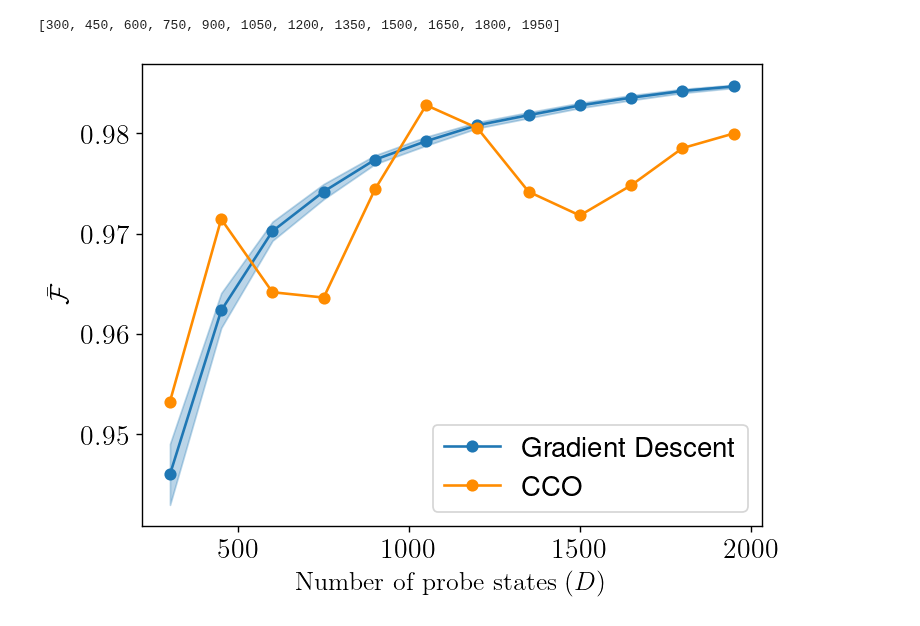
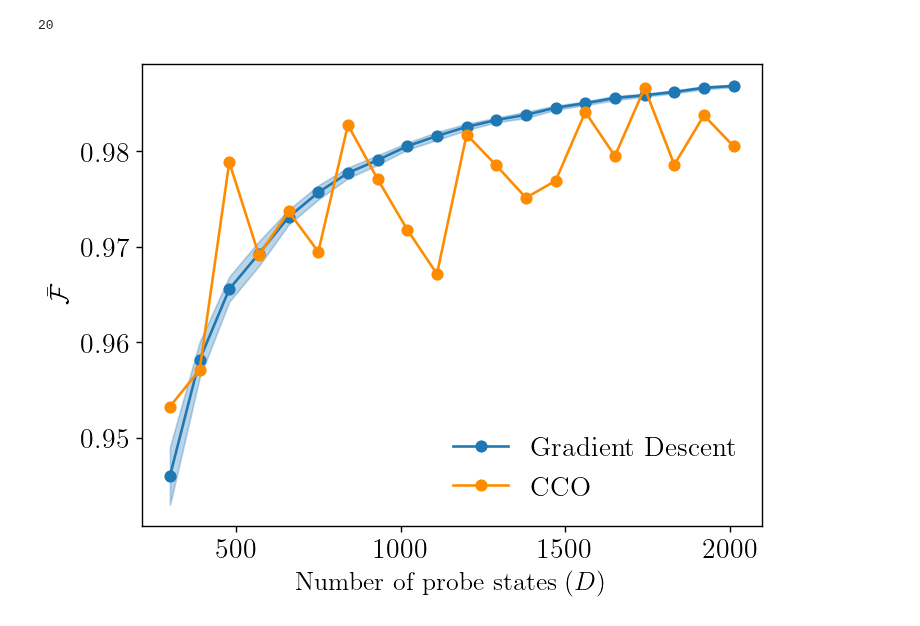
Before and after one commit to amanuelanteneh/gd-qdt, a Jupyter notebook: notebooks/limited_data.ipynb, the cells around one changed output. Drawn from its saved outputs; the diff is of its cells as text; code cells hidden in the pictures.

```diff
--- a/notebooks/limited_data.ipynb
+++ b/notebooks/limited_data.ipynb
@@ -28,18 +28,19 @@ th.manual_seed(seed);
 M = 200
 device = 'cpu'
 N = 25
-Ds = list(range(300, 2050, 150))
+Ds = list(range(300, 2050, 90))
 eta = 0.85
 lam_smoothing = 1e-5
-gd_trials = 20
+gd_trials = 20  # number of trials to average GD results over
 avg_fids_gd_sample = []
 avg_fids_mosek = []
 batch_size = 25
+# for low low data regime lr=0.1, lr_decay=0.99 and batch size 4 seems to work well
 hyperparams = Hyperparameters(lr=0.01, lr_decay=0.999, beta1=0.9, beta2=0.9, num_epochs=100, batch_size=batch_size)
 # %%
-print(Ds)
+print(len(Ds))
 # %% [output]
-[300, 450, 600, 750, 900, 1050, 1200, 1350, 1500, 1650, 1800, 1950]
+20
 # %%
 for D in tqdm(Ds, desc="Performing dataset experiments"):
     avg_fids_gd_M = []
@@ -84,19 +85,19 @@ for D in tqdm(Ds, desc="Performing dataset experiments"):
 # %%
 arr = np.array(avg_fids_gd_sample)
 mean = arr.mean(axis=1)
 lower = mean - np.std(arr, axis=1)
 upper = mean + np.std(arr, axis=1)
 
-plt.plot(Ds, mean, color='C0', label='Gradient Descent', marker="o")
+plt.plot(Ds, mean, color='C0', label=r'\textrm{Gradient Descent}', marker="o")
 plt.fill_between(Ds, lower, upper, color='C0', alpha=0.3)
-plt.plot(Ds, avg_fids_mosek, label="CCO", marker="o", color="darkorange")
+plt.plot(Ds, avg_fids_mosek, label=r'\textrm{CCO}', marker="o", color="darkorange")
 plt.xlabel(r"\textrm{Number of probe states} $(D)$", fontsize=15.0)
 plt.ylabel(r"$\bar{\mathcal{F}}$", fontsize=15.0)
+plt.legend(fancybox=True, ncol=1, frameon=False);
 # plt.yscale("log")
-plt.legend();
 if eta < 1.0:
     plt.savefig("figs/lossy/lossy_data_fidelity.png", dpi=300, bbox_inches='tight')
 else:
     plt.savefig("figs/ideal/ideal_data_fidelity.png", dpi=300, bbox_inches='tight')
 # %% [output]
-[figure, old version]
+[figure, new version]
```
Also changed, not shown: 14 other files.
